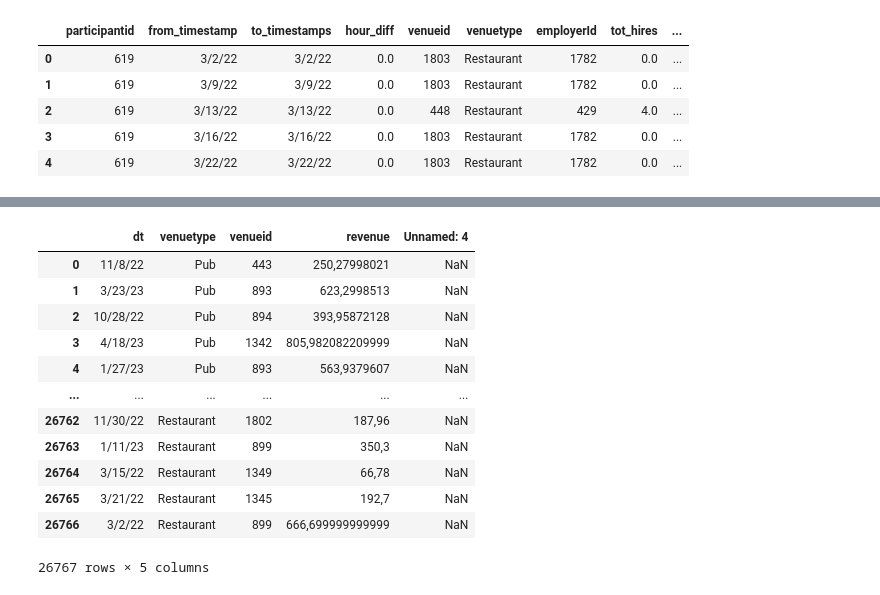
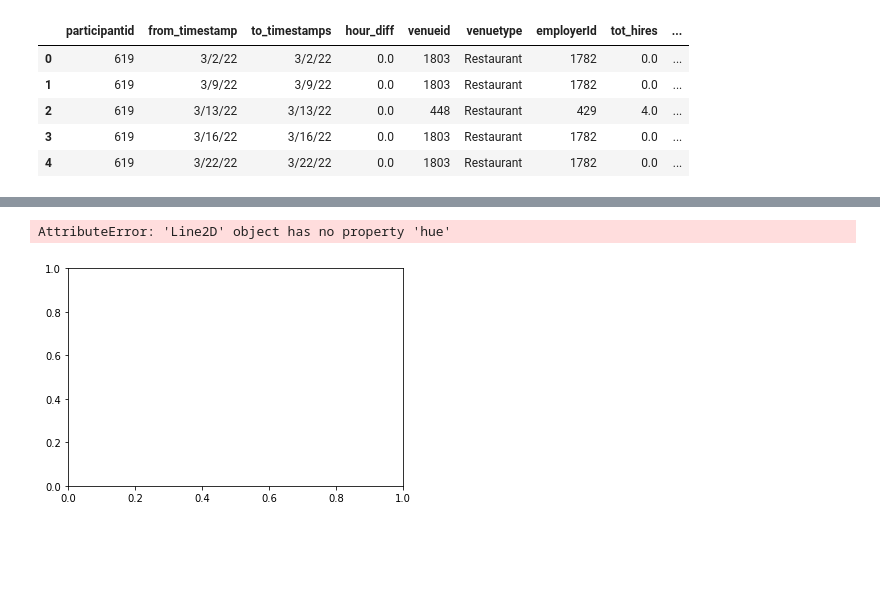
Before and after one commit to blukitas/Viz_2022_Grupo_4, a Jupyter notebook: docker/Notebooks/06.employers_patterns.ipynb, the cells around one changed output, grey strips where cells are left out. Saved outputs shown, nothing was run; the diff lists cells and outputs as text; code cells hidden in the pictures; blank space fills up the shorter version.

```diff
--- a/docker/Notebooks/06.employers_patterns.ipynb
+++ b/docker/Notebooks/06.employers_patterns.ipynb
@@ -409,18 +412,12 @@ resto_spents.groupby(['restaurantId', 'employerId'])['foodCost'].sum().plot.bar(
 # %%
 business_revenues = pd.read_csv("docker/Files/business_revenues.csv",
-                    delimiter = ";", header=1)
+                    delimiter = ";", header=1, decimal=',')
 business_revenues#.venuetype.value_counts()
+business_revenues['revenue'] =business_revenues['revenue'].astype(float)
+business_revenues.to_csv('business_revenues.csv')
-# %% [output]
-|  | dt | venuetype | venueid | revenue | Unnamed: 4 |
-| 0 | 11/8/22 | Pub | 443 | 250,27998021 | NaN |
-| 1 | 3/23/23 | Pub | 893 | 623,2998513 | NaN |
-| 2 | 10/28/22 | Pub | 894 | 393,95872128 | NaN |
-| 3 | 4/18/23 | Pub | 1342 | 805,982082209999 | NaN |
-| 4 | 1/27/23 | Pub | 893 | 563,9379607 | NaN |
-| ... | ... | ... | ... | ... | ... |
-| 26762 | 11/30/22 | Restaurant | 1802 | 187,96 | NaN |
-| 26763 | 1/11/23 | Restaurant | 899 | 350,3 | NaN |
-| 26764 | 3/15/22 | Restaurant | 1349 | 66,78 | NaN |
-| 26765 | 3/21/22 | Restaurant | 1345 | 192,7 | NaN |
-| 26766 | 3/2/22 | Restaurant | 899 | 666,699999999999 | NaN |
-26767 rows × 5 columns
+# %%
+business_revenues.groupby(['dt', 'venuetype'], as_index=False).revenue.sum().set_index('dt').plot(
+    y = 'revenue', hue = 'venuetype')
+# %% [output]
+AttributeError: 'Line2D' object has no property 'hue'
+[figure, added]
```
Also changed, not shown: parts of 4 cells of this notebook, 8 other files.
